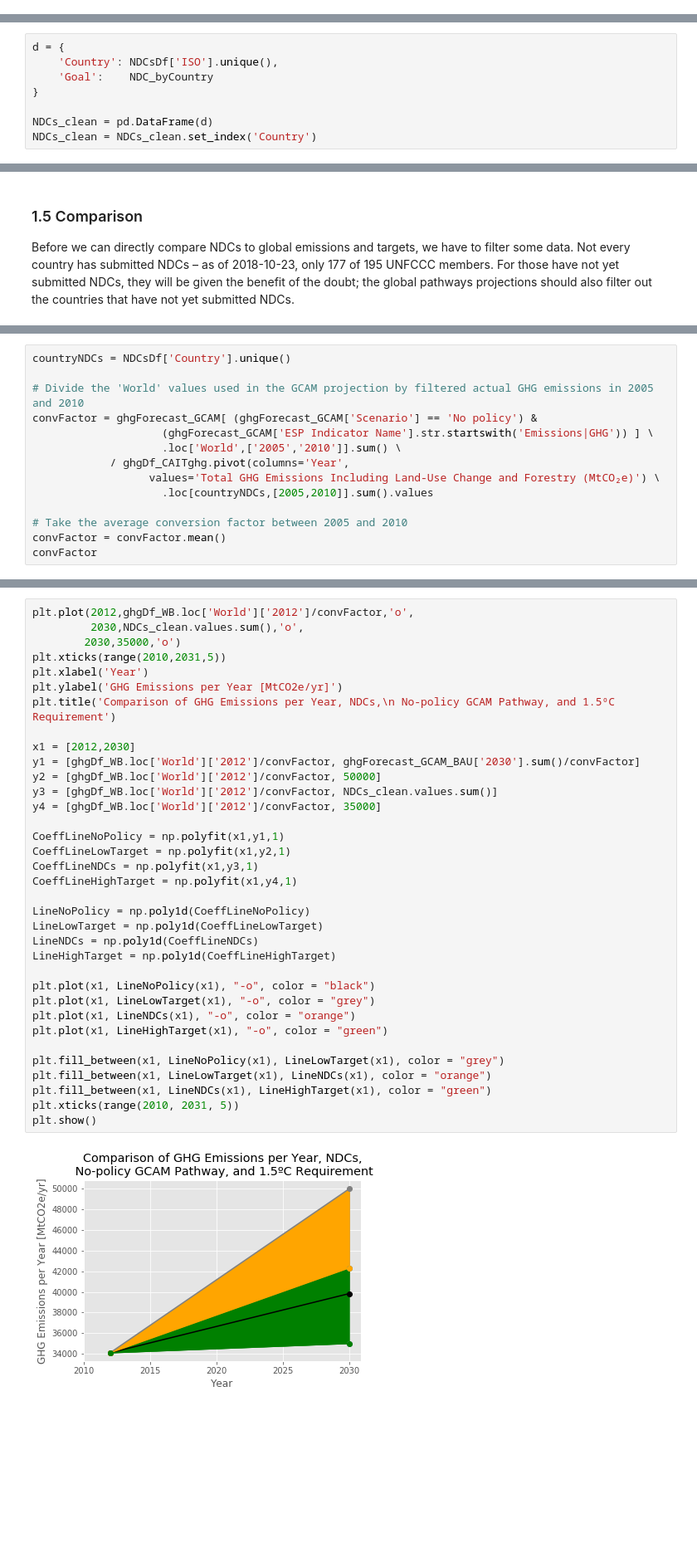
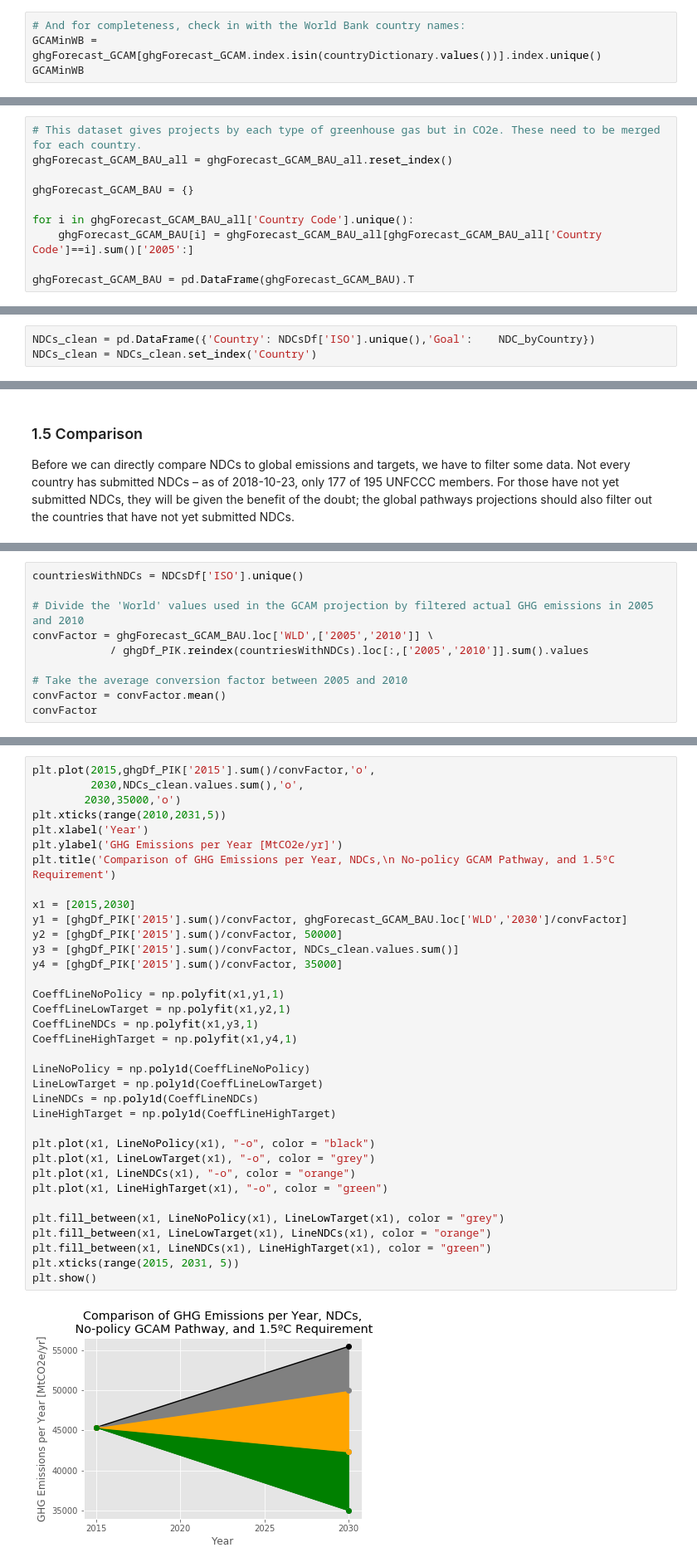
Before and after one commit to jasonrwang/ghg_analytics, a Jupyter notebook: ghg_analytics.ipynb, the cells around one changed output, grey strips where cells are left out. Shown at 83% size. Drawn from its saved outputs; the diff is of its cells as text; blank space fills up the shorter version.

```diff
--- a/ghg_analytics.ipynb
+++ b/ghg_analytics.ipynb
@@ -327,0 +344,4 @@ memory usage: 1.7+ MB
+# %%
+# And for completeness, check in with the World Bank country names:
+GCAMinWB = ghgForecast_GCAM[ghgForecast_GCAM.index.isin(countryDictionary.values())].index.unique()
+GCAMinWB
@@ -343,0 +391,10 @@ ghgForecast_GCAM_BAU
+# %%
+# This dataset gives projects by each type of greenhouse gas but in CO2e. These need to be merged for each country.
+ghgForecast_GCAM_BAU_all = ghgForecast_GCAM_BAU_all.reset_index()
+
+ghgForecast_GCAM_BAU = {}
+
+for i in ghgForecast_GCAM_BAU_all['Country Code'].unique():
+    ghgForecast_GCAM_BAU[i] = ghgForecast_GCAM_BAU_all[ghgForecast_GCAM_BAU_all['Country Code']==i].sum()['2005':]
+
+ghgForecast_GCAM_BAU = pd.DataFrame(ghgForecast_GCAM_BAU).T
@@ -391,12 +456,7 @@ NDC_byCountry = []
 for i in NDCsDf['ISO'].unique():
     NDC_byCountry.append(NDCsDf[NDCsDf['ISO']==i]['Value'].min() )
 # %%
-d = {
-    'Country': NDCsDf['ISO'].unique(),
-    'Goal':    NDC_byCountry
-}
-
-NDCs_clean = pd.DataFrame(d)
+NDCs_clean = pd.DataFrame({'Country': NDCsDf['ISO'].unique(),'Goal':    NDC_byCountry})
 NDCs_clean = NDCs_clean.set_index('Country')
 # %%
 print('If this best case, where all NDCs are met, then the 2030 emissions will be {:.2f} MtCO2e/yr.' \
@@ -416,13 +488,9 @@ Before we can directly compare NDCs to global emissions and targets, we have to
 # %%
-countryNDCs = NDCsDf['Country'].unique()
+countriesWithNDCs = NDCsDf['ISO'].unique()
 
 # Divide the 'World' values used in the GCAM projection by filtered actual GHG emissions in 2005 and 2010
-convFactor = ghgForecast_GCAM[ (ghgForecast_GCAM['Scenario'] == 'No policy') &
-                    (ghgForecast_GCAM['ESP Indicator Name'].str.startswith('Emissions|GHG')) ] \
-                    .loc['World',['2005','2010']].sum() \
-            / ghgDf_CAITghg.pivot(columns='Year',
-                  values='Total GHG Emissions Including Land-Use Change and Forestry (MtCO₂e‍)') \
-                    .loc[countryNDCs,[2005,2010]].sum().values
+convFactor = ghgForecast_GCAM_BAU.loc['WLD',['2005','2010']] \
+            / ghgDf_PIK.reindex(countriesWithNDCs).loc[:,['2005','2010']].sum().values
 
 # Take the average conversion factor between 2005 and 2010
 convFactor = convFactor.mean()
@@ -438,38 +500,38 @@ https://pandas.pydata.org/pandas-docs/stable/indexing.html#deprecate-loc-reindex
 # %%
-plt.plot(2012,ghgDf_WB.loc['World']['2012']/convFactor,'o',
+plt.plot(2015,ghgDf_PIK['2015'].sum()/convFactor,'o',
          2030,NDCs_clean.values.sum(),'o',
         2030,35000,'o')
 plt.xticks(range(2010,2031,5))
 plt.xlabel('Year')
 plt.ylabel('GHG Emissions per Year [MtCO2e/yr]')
 plt.title('Comparison of GHG Emissions per Year, NDCs,\n No-policy GCAM Pathway, and 1.5ºC Requirement')
 
-x1 = [2012,2030]
-y1 = [ghgDf_WB.loc['World']['2012']/convFactor, ghgForecast_GCAM_BAU['2030'].sum()/convFactor]
-y2 = [ghgDf_WB.loc['World']['2012']/convFactor, 50000]
-y3 = [ghgDf_WB.loc['World']['2012']/convFactor, NDCs_clean.values.sum()]
-y4 = [ghgDf_WB.loc['World']['2012']/convFactor, 35000]
+x1 = [2015,2030]
+y1 = [ghgDf_PIK['2015'].sum()/convFactor, ghgForecast_GCAM_BAU.loc['WLD','2030']/convFactor]
+y2 = [ghgDf_PIK['2015'].sum()/convFactor, 50000]
+y3 = [ghgDf_PIK['2015'].sum()/convFactor, NDCs_clean.values.sum()]
+y4 = [ghgDf_PIK['2015'].sum()/convFactor, 35000]
 
 CoeffLineNoPolicy = np.polyfit(x1,y1,1)
 CoeffLineLowTarget = np.polyfit(x1,y2,1)
 CoeffLineNDCs = np.polyfit(x1,y3,1)
 CoeffLineHighTarget = np.polyfit(x1,y4,1)
 
 LineNoPolicy = np.poly1d(CoeffLineNoPolicy)
 LineLowTarget = np.poly1d(CoeffLineLowTarget)
 LineNDCs = np.poly1d(CoeffLineNDCs)
 LineHighTarget = np.poly1d(CoeffLineHighTarget)
 
 plt.plot(x1, LineNoPolicy(x1), "-o", color = "black")
 plt.plot(x1, LineLowTarget(x1), "-o", color = "grey")
 plt.plot(x1, LineNDCs(x1), "-o", color = "orange")
 plt.plot(x1, LineHighTarget(x1), "-o", color = "green")
 
 plt.fill_between(x1, LineNoPolicy(x1), LineLowTarget(x1), color = "grey")
 plt.fill_between(x1, LineLowTarget(x1), LineNDCs(x1), color = "orange")
 plt.fill_between(x1, LineNDCs(x1), LineHighTarget(x1), color = "green")
-plt.xticks(range(2010, 2031, 5))
+plt.xticks(range(2015, 2031, 5))
 plt.show()
 # %% [output]
-[figure, old version]
+[figure, new version]
 # %% [markdown]
```
Also changed, not shown: parts of 77 cells of this notebook, 2 other files.
